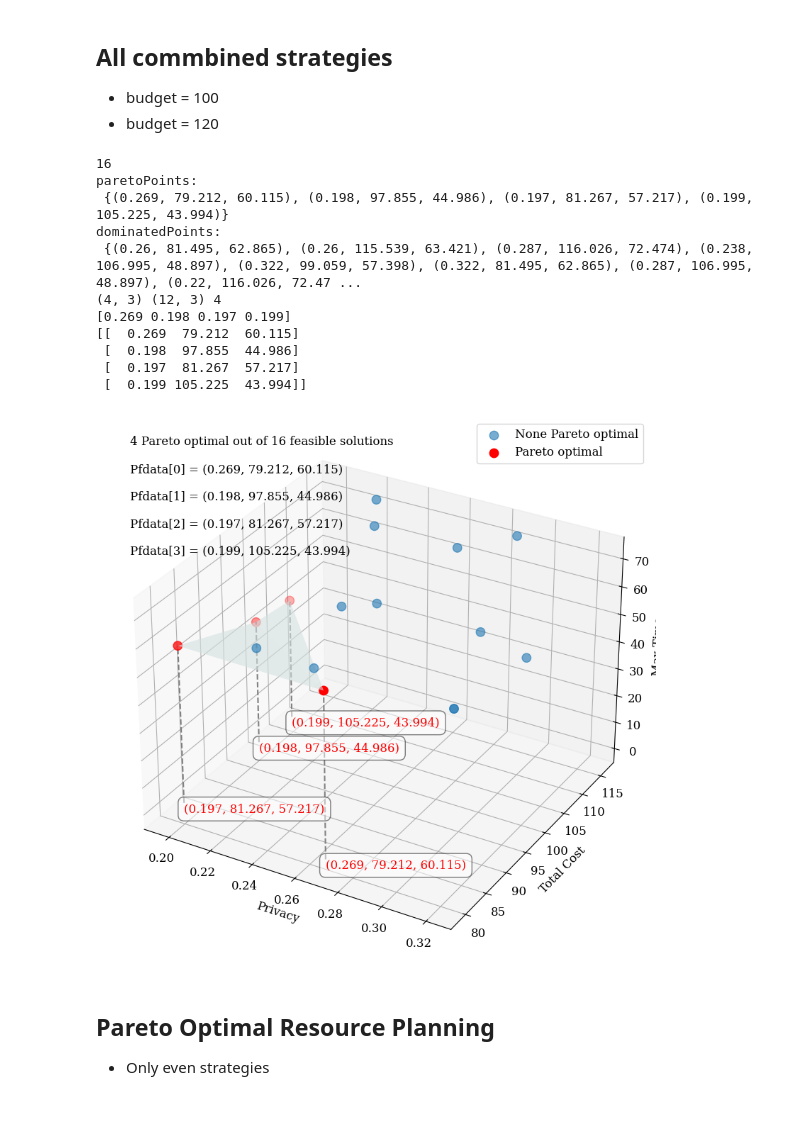
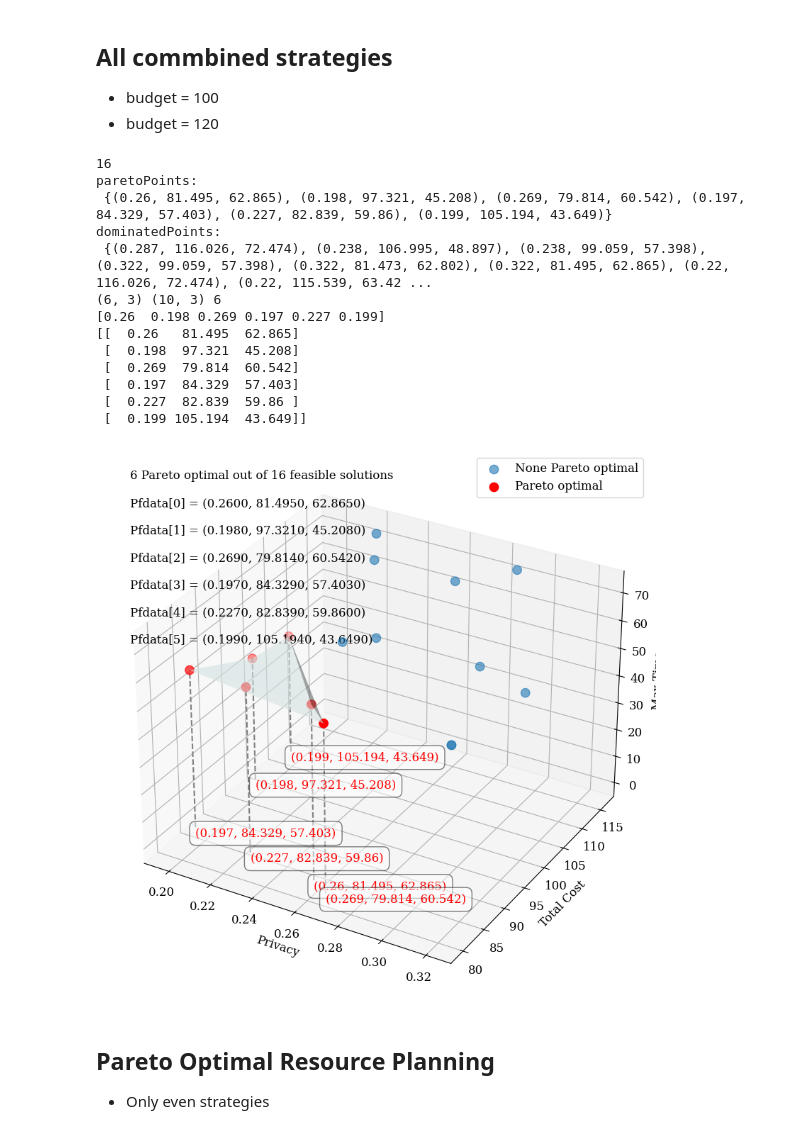
Before and after one commit to yuandou168/PriCE, a Jupyter notebook: PriCE-exps/Pareto_3D_evaluation.ipynb, the cells around one changed output. Drawn from its saved outputs; the diff is of its cells as text; code cells hidden in the pictures.

```diff
--- a/PriCE-exps/Pareto_3D_evaluation.ipynb
+++ b/PriCE-exps/Pareto_3D_evaluation.ipynb
@@ -111,9 +113,9 @@ solutions1WSI.update(even_solution_120)     # budget
 
 print(len(solutions1WSI.values()))
 
-input1 = [round(privacyscores1WSI[s][0] + privacyscores1WSI[s][1], 3) for s in strategies1WSI]          # privacy risk
-input2 = [round(solutions1WSI[s]['Total Cost'], 3) for s in solutions1WSI]  # cost
-input3 = [round(solutions1WSI[s]['Max Time'], 3) for s in solutions1WSI]    # time
+input1 = [round(privacyscores1WSI[s][0] + privacyscores1WSI[s][1], 4) for s in strategies1WSI]          # privacy risk
+input2 = [round(solutions1WSI[s]['Total Cost'], 4) for s in solutions1WSI]  # cost
+input3 = [round(solutions1WSI[s]['Max Time'], 4) for s in solutions1WSI]    # time
 inputPoints = [[input1[j], input2[j], input3[j] ] for j in range(len(input2))]
 
 # paretoPoints, dominatedPoints = simple_cull(inputPoints, dominates, sMax=True) # find maximum
@@ -142,7 +144,7 @@ if len(set(list(pp[:,0])))==1:
     solution_size = len(list(xdata))
 
     for i in range(len(list(xdata[:6]))):
-        axs.text2D(0.05, 0.9-0.05*i, f'Pfdata[{i}] = ({xdata[i]:.3f}, {ydata[i]:.3f}, {zdata[i]:.3f})', transform=axs.transAxes)
+        axs.text2D(0.05, 0.9-0.05*i, f'Pfdata[{i}] = ({xdata[i]:.4f}, {ydata[i]:.4f}, {zdata[i]:.4f})', transform=axs.transAxes)
         axs.plot([xdata[i], xdata[i]], [ydata[i], ydata[i]], [0, zdata[i]], color='gray', linestyle='--')  # Vertical line from z=0 to z=zi_top
         # axs.plot([0, xdata[i]], [ydata[i], ydata[i]], [zdata[i], zdata[i]], color='gray', linestyle='--')  # Vertical line from z=0 to z=zi_top
         # axs.plot([xdata[i], xdata[i]], [0, ydata[i]], [zdata[i], zdata[i]], color='gray', linestyle='--')  # Vertical line from z=0 to z=zi_top
@@ -174,43 +176,45 @@ else:
         axs.scatter(pp[:,0],pp[:,1],pp[:,2], color='red', s=80, label="Pareto optimal")
 
     solution_size = len(list(xdata))
     axs.text2D(0.05, 0.95, f"{solution_size} Pareto optimal out of {len(input2)} feasible solutions", transform=axs.transAxes)
 
     for i in range(len(list(xdata[:6]))):
-        axs.text2D(0.05, 0.9-0.05*i, f'Pfdata[{i}] = ({xdata[i]:.3f}, {ydata[i]:.3f}, {zdata[i]:.3f})', transform=axs.transAxes)
+        axs.text2D(0.05, 0.9-0.05*i, f'Pfdata[{i}] = ({xdata[i]:.4f}, {ydata[i]:.4f}, {zdata[i]:.4f})', transform=axs.transAxes)
         axs.plot([xdata[i], xdata[i]], [ydata[i], ydata[i]], [0, zdata[i]], color='gray', linestyle='--')  # Vertical line from z=0 to z=zi_top
         # axs.plot([0, xdata[i]], [ydata[i], ydata[i]], [zdata[i], zdata[i]], color='gray', linestyle='--')  # Vertical line from z=0 to z=zi_top
         # axs.plot([xdata[i], xdata[i]], [0, ydata[i]], [zdata[i], zdata[i]], color='gray', linestyle='--')  # Vertical line from z=0 to z=zi_top
 
         # Adding labels for each scatter point
         # text = axs.text(xdata[i], ydata[i], zdata[i], f'({xdata[i]}, {ydata[i]}, {zdata[i]})', color='red',
         text = axs.text(xdata[i], ydata[i], 0, f'({xdata[i]}, {ydata[i]}, {zdata[i]})', color='red',
         bbox=dict(facecolor='white', alpha=0.5, boxstyle='round, pad=0.5'), ha='left', va='top',rotation=45)
 
 # plt.clf()
 # axs.set_title("Pareto frontier 3D")
 axs.set_xlabel(r'Privacy')
 axs.set_ylabel(r'Total Cost')
 axs.set_zlabel(r'Max Time')
 
 axs.grid(True)
 axs.legend()
 
 plt.savefig(f"./Pareto_res/{strategies+str(budget)}"+".pdf")
 plt.show()
 # %% [output]
 16
 paretoPoints:
- {(0.269, 79.212, 60.115), (0.198, 97.855, 44.986), (0.197, 81.267, 57.217), (0.199, 105.225, 43.994)}
+ {(0.26, 81.495, 62.865), (0.198, 97.321, 45.208), (0.269, 79.814, 60.542), (0.197, 84.329, 57.403), (0.227, 82.839, 59.86), (0.199, 105.194, 43.649)}
 dominatedPoints:
- {(0.26, 81.495, 62.865), (0.26, 115.539, 63.421), (0.287, 116.026, 72.474), (0.238, 106.995, 48.897), (0.322, 99.059, 57.398), (0.322, 81.495, 62.865), (0.287, 106.995, 48.897), (0.22, 116.026, 72.47 ...
-(4, 3) (12, 3) 4
-[0.269 0.198 0.197 0.199]
-[[  0.269  79.212  60.115]
- [  0.198  97.855  44.986]
- [  0.197  81.267  57.217]
- [  0.199 105.225  43.994]]
+ {(0.287, 116.026, 72.474), (0.238, 106.995, 48.897), (0.238, 99.059, 57.398), (0.322, 99.059, 57.398), (0.322, 81.473, 62.802), (0.322, 81.495, 62.865), (0.22, 116.026, 72.474), (0.22, 115.539, 63.42 ...
+(6, 3) (10, 3) 6
+[0.26  0.198 0.269 0.197 0.227 0.199]
+[[  0.26   81.495  62.865]
+ [  0.198  97.321  45.208]
+ [  0.269  79.814  60.542]
+ [  0.197  84.329  57.403]
+ [  0.227  82.839  59.86 ]
+ [  0.199 105.194  43.649]]
-[figure, old version]
+[figure, new version]
 # %% [markdown]
 ## Pareto Optimal Resource Planning
 * Only even strategies
```
Also changed, not shown: parts of 1 cell of this notebook, 1 other file.
